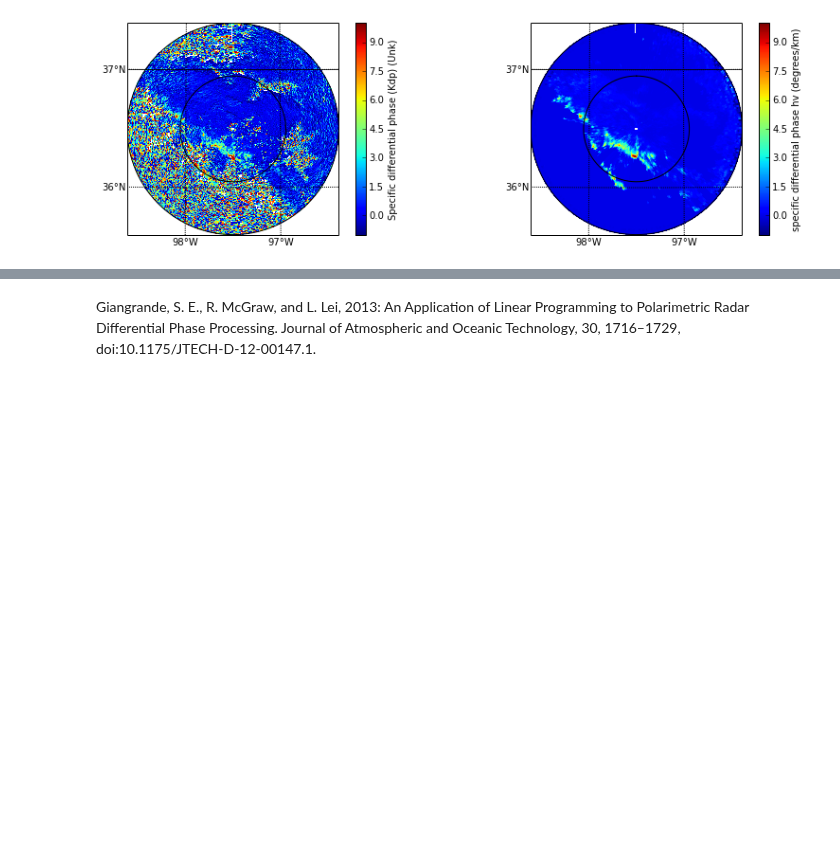
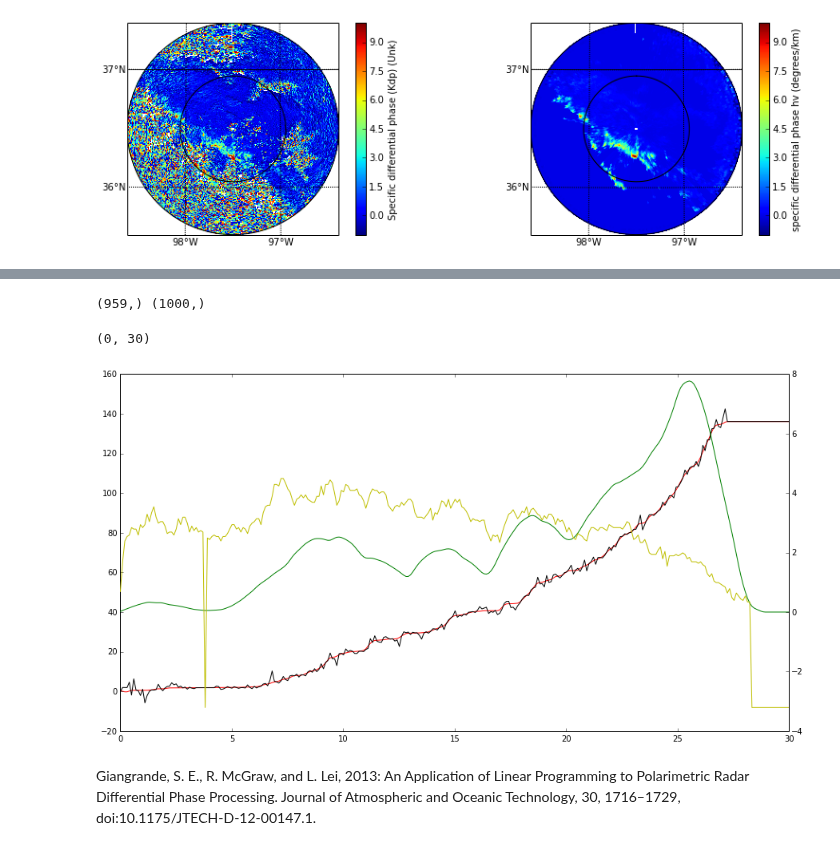
Before and after one commit to scollis/notebooks, a Jupyter notebook: UBonn/U-Bonn.ipynb, the cells around one changed output, grey strips where cells are left out. Saved outputs shown, nothing was run; the diff lists cells and outputs as text; code cells hidden in the pictures; blank space fills up the shorter version.

```diff
--- a/UBonn/U-Bonn.ipynb
+++ b/UBonn/U-Bonn.ipynb
@@ -234,2 +304,52 @@ ax2.set_ylim(-1, 15)
+# %%
+model = CyLPModel()
+G = np.matrix(A_Matrix)
+h = CyLPArray(np.empty(B_vectors.shape[1]))
+x = model.addVariable('x', G.shape[1])
+model.addConstraint(G * x >= h)
+#c = CyLPArray(np.empty(weights.shape[1]))
+c = CyLPArray(np.squeeze(nw[0]))
+model.objective = c * x
+
+# import model in solver
+s = CyClpSimplex(model)
+# %%
+raynum = 179
+# set new B_vector values for actual ray
+s.setRowLowerArray(np.squeeze(np.asarray(B_vectors[raynum])))
+# set new weights (objectives) for actual ray
+#s.setObjectiveArray(np.squeeze(np.asarray(weights[raynum])))
+# solve with dual method, it is faster
+s.dual()
+# extract primal solution
+this_ray_soln = s.primalVariableSolution['x'][n_gates: 2 * n_gates]
+
+# apply smoothing filter on a per scan basis
+filt_soln = pyart.correct.phase_proc.smooth_and_trim(this_ray_soln, window_len=5, window='sg_smooth')
+# %%
+print filt_soln.shape, myradar.range['data'].shape
+# %% [output]
+(959,) (1000,)
+# %%
+window_len = 35
+sobel = 2. * np.arange(window_len)/(window_len - 1.0) - 1.0
+sobel = sobel/(abs(sobel).sum())
+sobel = sobel[::-1]
+gate_spacing = (myradar.range['data'][1] - myradar.range['data'][0]) / 1000.
+kdp = (scipy.ndimage.filters.convolve1d(filt_soln, sobel) /
+           ((window_len / 3.0) * 2.0 * gate_spacing))
+# %%
+f = plt.figure(figsize = [15,8])
+plt.plot(myradar.range['data'][0:end_gate]/1000.0,filt_soln, 'r-')
+plt.plot(myradar.range['data'][0:end_gate]/1000.0,myradar.fields[unf_field]['data'][raynum,0:end_gate],'k-' )
+plt.twinx()
+plt.plot(myradar.range['data'][0:end_gate]/1000.0,kdp, 'g-')
+plt.plot(myradar.range['data'][0:end_gate]/1000.0,myradar.fields[refl_field]['data'][raynum,0:end_gate]/10.0, 'y-')
+
+ax = plt.gca()
+ax.set_xlim([0,30])
+# %% [output]
+(0, 30)
+[figure, added]
 # %% [markdown]
 Giangrande, S. E., R. McGraw, and L. Lei, 2013: An Application of Linear Programming to Polarimetric Radar Differential Phase Processing. Journal of Atmospheric and Oceanic Technology, 30, 1716–1729, doi:10.1175/JTECH-D-12-00147.1.
```
Also changed, not shown: parts of 12 cells of this notebook.
